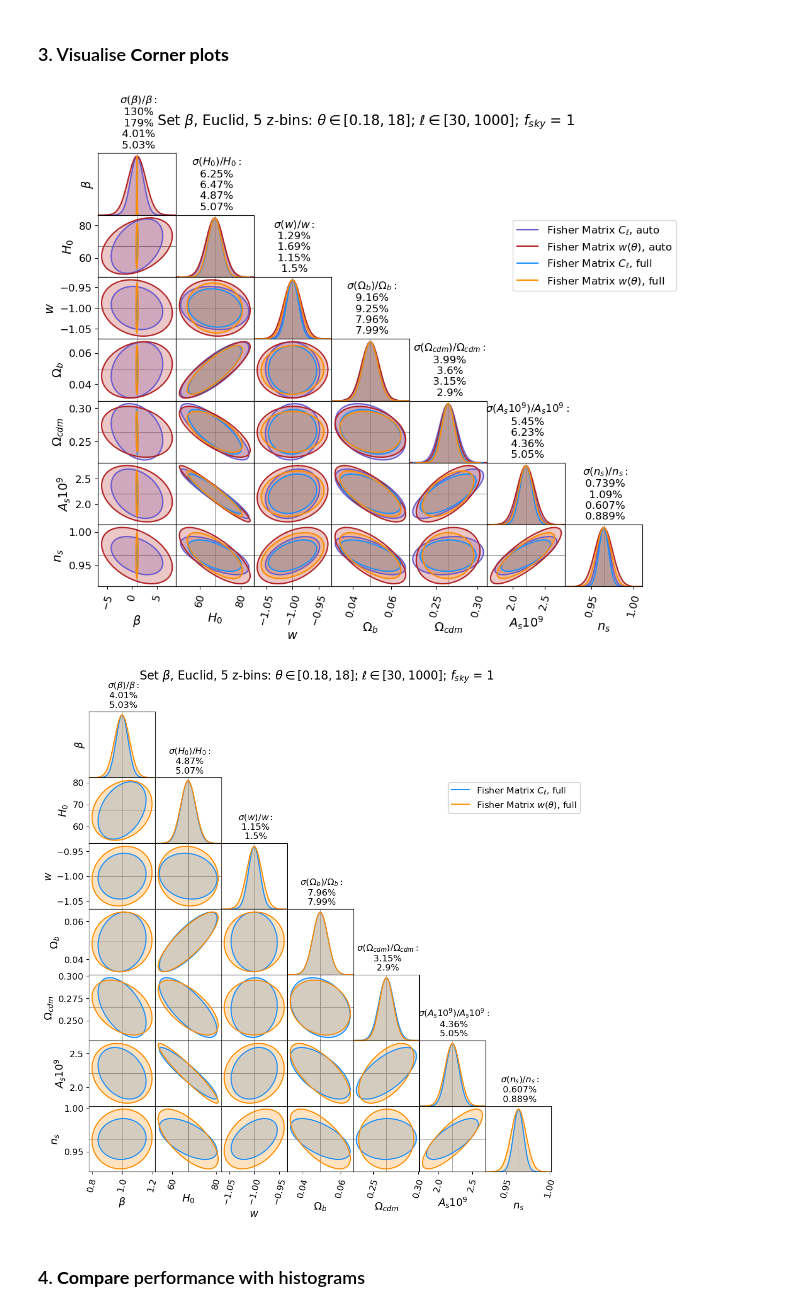
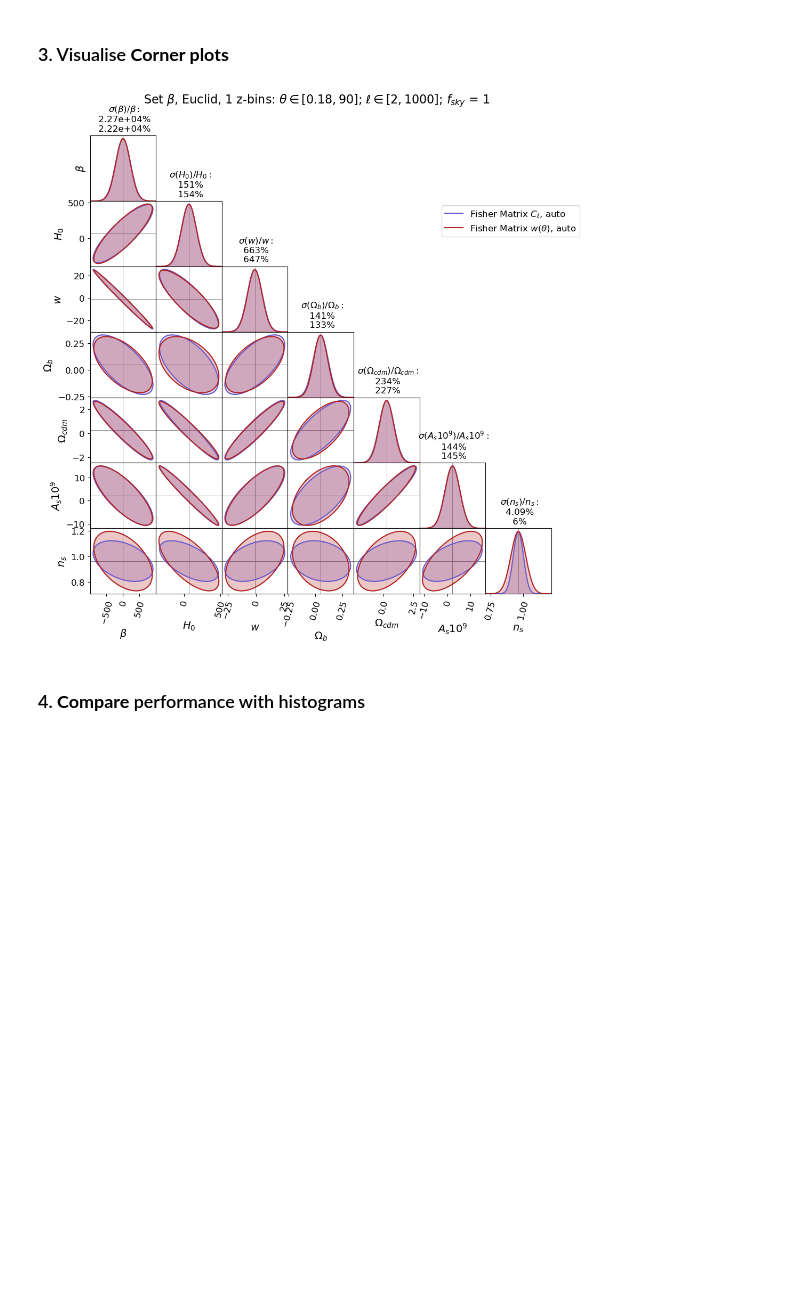
Before and after one commit to GreenTS27/Photo_Surveys-HI_IM-Fisher_Matrix, a Jupyter notebook: Fisher_Matrix_C_ell_vs_w_t.ipynb, the cells around one changed output. Saved outputs shown, nothing was run; the diff lists cells and outputs as text; code cells hidden in the pictures; blank space fills up the shorter version.

Commit message:
Pôr C_ell HI a funcionar com Cov Matrix

```diff
--- a/Fisher_Matrix_C_ell_vs_w_t.ipynb
+++ b/Fisher_Matrix_C_ell_vs_w_t.ipynb
@@ -331,12 +333,12 @@ Survey_Gal = "Euclid"
 # Survey_Gal = "DES"
 # Survey_Gal = "LSST_Y1"
 # Survey_Gal = "LSST_Y10"
-N_bins_Gal = 2
+N_bins_Gal = 1
 
 Survey_HI = "Meerkat"
-arr_z_central_Meerkat = np.array( [0.5, 0.6, 0.7, 0.8, 0.9] )
+arr_z_central_Meerkat = np.array( [0.5, 0.6, 0.7, 0.8, 0.9, 1.0] )
 # Survey_HI = "SKA"
-N_bins_HI  = 2
+N_bins_HI  = 1
 
 N_bins_Total = N_bins_Gal+N_bins_HI
 
@@ -387,7 +389,7 @@ arr_zs = np.linspace(0, 2, 1000)
 sigma_val = 0.05
 arr_sigma_z = sigma_val*(1+arr_zs)
 
-if Survey_Gal == "Euclid":
+if Survey_Gal == "Euclid" and Survey_HI == "Meerkat":
     dic_Window  = Window_func_Gal_HI(arr_zs, arr_z_central, z0_Euclid, N_gal_Euclid,
                               sigma_val=sigma_val, arr_bin_width=arr_bin_width,
                               func_pz=pz_Euclid, W_func="W_erf",
@@ -557,13 +559,13 @@ dic_Cosm_param= {
 if set_name=="beta":
     dic_Cosm_param["beta"] = ['beta', 1, 10**-2]
 
-elif set_name=="sz" and Survey == "Euclid":
+elif set_name=="sz" and Survey_Gal == "Euclid":
     for z_i in arr_z_central:
         dic_Cosm_param[f"s_{z_i+1}"] = ["mag_bias", mag_bias_Euclid(z_i), 10**-3]
-elif set_name=="sz" and Survey == "DES":
+elif set_name=="sz" and Survey_Gal == "DES":
     for z_i in arr_z_central:
         dic_Cosm_param[f"s_{z_i+1}"] = ["mag_bias", mag_bias_DES(z_i), 10**-3]
-elif set_name=="sz" and Survey == "Euclid":
+elif set_name=="sz" and Survey_Gal == "Euclid":
     for z_i in arr_z_central:
         dic_Cosm_param[f"s_{z_i+1}"] = ["mag_bias", mag_bias_Euclid(z_i), 10**-3]
 
@@ -571,6 +573,6 @@ elif set_name=="sz" and Survey == "Euclid":
 # folder to save the data in
 folder_name = "Fisher_Data/"
 # String name to save file
-save_filename = f"{Survey}_{N_bins}zbins_{set_name}"
+save_filename = f"{Survey_Gal}_{N_bins_Gal}zbins_{N_bins_HI}HIbins_{set_name}"
 print(f"{folder_name}_..._{save_filename}_f{f_sky_str}_lmin{l_min}_thetaMax{theta_max}")
 # %% [output]
@@ -974,8 +1398,8 @@ ic| np.sum(Matrix @ Matrix_inv): np.float64(7.000000000177119)
 
 FIM_Cl_auto = np.loadtxt(open(F"{folder_name}FisherM_Cl_auto_{save_filename}_f{f_sky_str}_lmin{l_min}_thetaMax{theta_max}.csv", "rb"), delimiter=" ", skiprows=0)
 FIM_w_auto  = np.loadtxt(open(F"{folder_name}FisherM_w_auto_{ save_filename}_f{f_sky_str}_lmin{l_min}_thetaMax{theta_max}.csv", "rb"), delimiter=" ", skiprows=0)
-FIM_Cl_full = np.loadtxt(open(F"{folder_name}FisherM_Cl_full_{save_filename}_f{f_sky_str}_lmin{l_min}_thetaMax{theta_max}.csv", "rb"), delimiter=" ", skiprows=0)
-FIM_w_full  = np.loadtxt(open(F"{folder_name}FisherM_w_full_{ save_filename}_f{f_sky_str}_lmin{l_min}_thetaMax{theta_max}.csv", "rb"), delimiter=" ", skiprows=0)
+# FIM_Cl_full = np.loadtxt(open(F"{folder_name}FisherM_Cl_full_{save_filename}_f{f_sky_str}_lmin{l_min}_thetaMax{theta_max}.csv", "rb"), delimiter=" ", skiprows=0)
+# FIM_w_full  = np.loadtxt(open(F"{folder_name}FisherM_w_full_{ save_filename}_f{f_sky_str}_lmin{l_min}_thetaMax{theta_max}.csv", "rb"), delimiter=" ", skiprows=0)
 
 ########################## Corner plots ###################################################################
 
@@ -999,48 +1423,48 @@ par = [
     r"$\Omega_{cdm}$",
     r"$A_s 10^{9}$",
     r"$n_s$"
     ]
 par_titles = par
 
 # Plot_title = r"$f_{sky}$ = " + rf"{f_sky:.3g}; $z_c = {z_1, z_2, z_3, z_4 }$; $\sigma_z = {sigma_val}$"
 # Plot_title = rf"Error Ellipses: $\theta \in [{theta_min}, {theta_max:.3g}]$; $\ell \in [{l_min}, {l_max}]$; " + r"$f_{sky}$ = " + rf"{f_sky:.3g}"
-Plot_title = rf"Set $\{set_name}$, {Survey}, {N_bins} z-bins: $\theta \in [{theta_min}, {theta_max:.3g}]$; $\ell \in [{l_min}, {l_max}]$; " + r"$f_{sky}$ = " + rf"{f_sky:.3g}"
+Plot_title = rf"Set $\{set_name}$, {Survey_Gal}, {N_bins_Gal} z-bins: $\theta \in [{theta_min}, {theta_max:.3g}]$; $\ell \in [{l_min}, {l_max}]$; " + r"$f_{sky}$ = " + rf"{f_sky:.3g}"
 
-name_fig_corner = f"Figures/CornerP_{set_name}_{Survey}_{N_bins}z-bins_theta_{theta_min_str}_{theta_max:.3g}-ell_{l_min}_{l_max}-f_sky_{f_sky_str}"
+name_fig_corner = f"Figures/CornerP_{set_name}_{Survey_Gal}_{N_bins_Gal}z-bins_theta_{theta_min_str}_{theta_max:.3g}-ell_{l_min}_{l_max}-f_sky_{f_sky_str}"
 
 # list_colors = ["#37b67e", "#057041", "#7e71bf", "#4900ac"]
 # list_colors = ["dodgerblue", "darkorange", "slateblue", "firebrick"]
 list_colors = ["slateblue", "firebrick", "dodgerblue", "darkorange"]
 
 
 # Only s(z)
 # Fishers = [ np.linalg.inv(np.linalg.inv(FIM_Cl_auto) [0:4,0:4]),
 #             np.linalg.inv(np.linalg.inv(FIM_w_auto)  [0:4,0:4]),
 #             np.linalg.inv(np.linalg.inv(FIM_Cl_cross)[0:4,0:4]),
 #             np.linalg.inv(np.linalg.inv(FIM_w_cross) [0:4,0:4]) ]
 
 # Only Cosm param
 # Fishers = [ np.linalg.inv(np.linalg.inv(FIM_Cl_auto) [4:,4:]),
 #             np.linalg.inv(np.linalg.inv(FIM_w_auto)  [4:,4:]),
 #             np.linalg.inv(np.linalg.inv(FIM_Cl_cross)[4:,4:]),
 #             np.linalg.inv(np.linalg.inv(FIM_w_cross) [4:,4:]) ]
 
-Fishers = [ FIM_Cl_auto, FIM_w_auto, FIM_Cl_full, FIM_w_full ]
-Flabels = [ r"Fisher Matrix $C_\ell$, auto", r"Fisher Matrix $w(\theta)$, auto", r"Fisher Matrix $C_\ell$, full", r"Fisher Matrix $w(\theta)$, full" ]
-CornerPlot( Fishers, fid, par, par_titles, Plot_title, Flabels=Flabels, cores=list_colors, figure_size=(10,8),
-            Fig_name= name_fig_corner+".png")
 
-# Fishers = [ FIM_Cl_auto, FIM_w_auto]
-# Flabels = [ r"Fisher Matrix $C_\ell$, auto", r"Fisher Matrix $w(\theta)$, auto"  ]
-# CornerPlot( Fishers, fid, par, par_titles, Plot_title,  Flabels=Flabels, cores=[list_colors[0], list_colors[2]] )
+# Fishers = [ FIM_Cl_auto, FIM_w_auto, FIM_Cl_full, FIM_w_full ]
+# Flabels = [ r"Fisher Matrix $C_\ell$, auto", r"Fisher Matrix $w(\theta)$, auto", r"Fisher Matrix $C_\ell$, full", r"Fisher Matrix $w(\theta)$, full" ]
+# CornerPlot( Fishers, fid, par, par_titles, Plot_title, Flabels=Flabels, cores=list_colors, figure_size=(10,8),
+#             Fig_name= name_fig_corner+".png")
 
-Fishers = [ FIM_Cl_full, FIM_w_full ]
-Flabels = [ r"Fisher Matrix $C_\ell$, full", r"Fisher Matrix $w(\theta)$, full" ]
-CornerPlot( Fishers, fid, par, par_titles, Plot_title, Flabels=Flabels, cores=[list_colors[2], list_colors[3]],
-            Fig_name= name_fig_corner+"_full.png")
+Fishers = [ FIM_Cl_auto, FIM_w_auto]
+Flabels = [ r"Fisher Matrix $C_\ell$, auto", r"Fisher Matrix $w(\theta)$, auto"  ]
+CornerPlot( Fishers, fid, par, par_titles, Plot_title,  Flabels=Flabels, cores=[list_colors[0], list_colors[1]] )
+
+# Fishers = [ FIM_Cl_full, FIM_w_full ]
+# Flabels = [ r"Fisher Matrix $C_\ell$, full", r"Fisher Matrix $w(\theta)$, full" ]
+# CornerPlot( Fishers, fid, par, par_titles, Plot_title, Flabels=Flabels, cores=[list_colors[2], list_colors[3]],
+#             Fig_name= name_fig_corner+"_full.png")
 # %% [output]
-[figure, old version]
+[figure, new version]
-[figure, removed]
 # %% [markdown]
 ### 4. **Compare** performance with histograms
 # %% [markdown]
```
Also changed, not shown: parts of 22 cells of this notebook.
